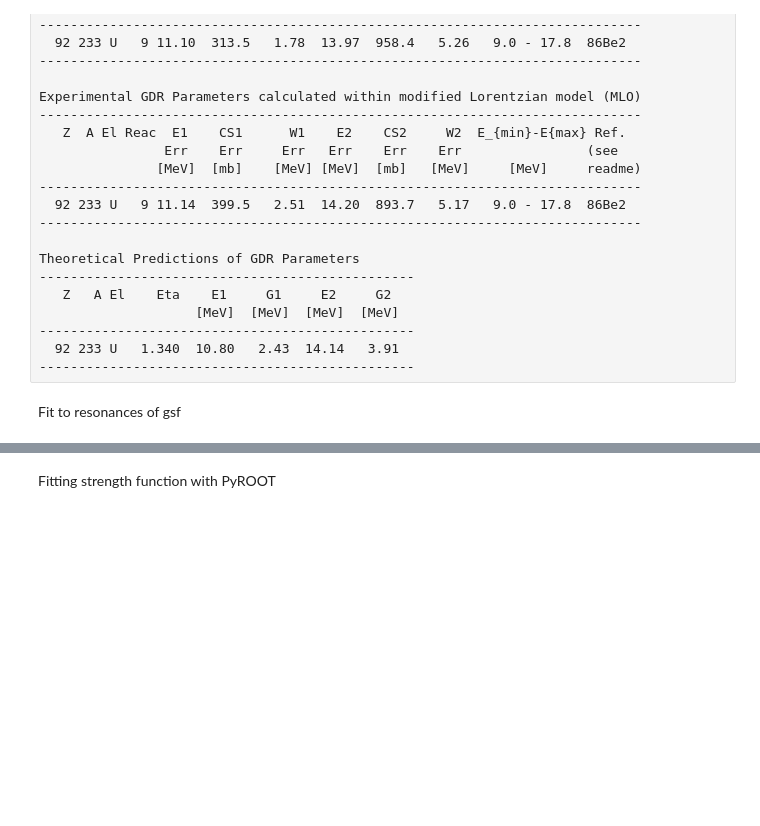
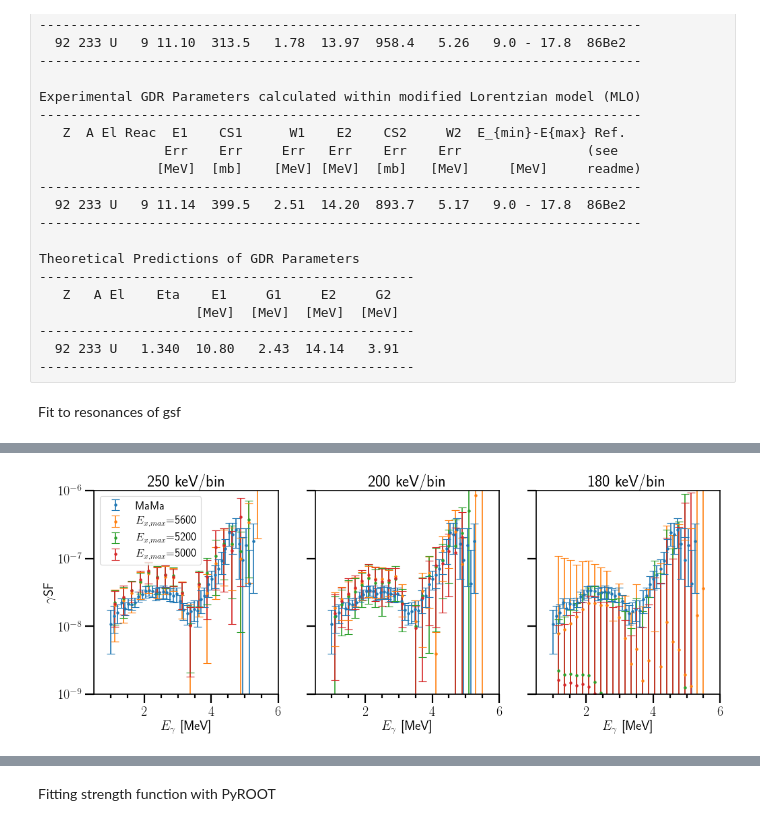
Before and after one commit to tellefs/MasterThesis, a Jupyter notebook: plotting/analysis_plots.ipynb, the cells around one changed output, grey strips where cells are left out. Cells and saved outputs as stored; diff of their text form; code cells hidden in the pictures; blank space fills up the shorter version.

```diff
--- a/plotting/analysis_plots.ipynb
+++ b/plotting/analysis_plots.ipynb
@@ -503,0 +448,71 @@ fig.show()
+# %%
+plt.rcParams["figure.figsize"] = (15,5)
+plt.rcParams['font.size'] = 18
+plt.rcParams['lines.linewidth'] = 1.5
+
+fig, (ax_250, ax_200, ax_180) = plt.subplots(1,3)
+axes = [ax_250, ax_200, ax_180]
+titles = ['250 keV/bin', '200 keV/bin', '180 keV/bin']
+#extract ompy data via function above
+datetimes_250 = ['01-27_07:47:14', '01-26_20:27:09', '01-26_22:11:04']
+datetimes_200 = ['01-26_18:54:24', '01-26_13:02:13', '01-26_17:31:53']
+datetimes_180 = ['01-27_09:39:00', '01-27_11:13:55', '01-27_13:25:57']
+Exmax_list = [5600, 5200, 5000]
+
+ax_250.errorbar(x=energy_gsf_om, y=gsf_om, yerr=gsf_om_error, marker='.', linestyle='', label='MaMa')
+ax_200.errorbar(x=energy_gsf_om, y=gsf_om, yerr=gsf_om_error, marker='.', linestyle='', label='MaMa')
+ax_180.errorbar(x=energy_gsf_om, y=gsf_om, yerr=gsf_om_error, marker='.', linestyle='', label='MaMa')
+
+#ax_250.plot(energy_gsf_extrapolation[:80], gsf_extrapolation[:80], color="#75FF33")
+#ax_200.plot(energy_gsf_extrapolation[:80], gsf_extrapolation[:80], color="#75FF33")
+#ax_180.plot(energy_gsf_extrapolation[:80], gsf_extrapolation[:80], color="#75FF33")
+ax_250.set
+
+for i in range(3):
+    Exmax = Exmax_list[i]
+    DataFrame_250 = read_ompy(datetimes_250[i])
+    DataFrame_200 = read_ompy(datetimes_200[i])
+    DataFrame_180 = read_ompy(datetimes_180[i])
+    ax_250.errorbar(x=DataFrame_250.iloc[:,10], y=DataFrame_250.iloc[:,11], yerr=DataFrame_250.iloc[:,12],
+                    marker='.', linestyle='', label='$E_{x,max}$=%.0i'%(Exmax))
+    ax_200.errorbar(x=DataFrame_200.iloc[:,10], y=DataFrame_200.iloc[:,11], yerr=DataFrame_200.iloc[:,12],
+                    marker='.', linestyle='', label='$E_{x,max}$=%.0i'%(Exmax))
+    ax_180.errorbar(x=DataFrame_180.iloc[:,10], y=DataFrame_180.iloc[:,11], yerr=DataFrame_180.iloc[:,12],
+                    marker='.', linestyle='', label='$E_{x,max}$=%.0i'%(Exmax))
+
+for i in range(3):
+    ax = axes[i]
+    ax.set_title(titles[i])
+    ax.set_ylim(1e-9, 1e-6)
+    ax.set_xlim(0.5, 6)
+    ax.set_yscale('log')
+    ax.yaxis.set_minor_locator(AutoMinorLocator())
+    ax.xaxis.set_minor_locator(AutoMinorLocator())
+    ax.set_xlabel('$E_\gamma$  [MeV]')
+
+#personal axis settings
+ax_250.legend(fontsize=15)
+ax_250.set_ylabel('$\gamma$SF')
+
+ax_200.yaxis.set_ticklabels([])
+
+ax_180.yaxis.set_ticklabels([])
+fig.show()
+
+
+ompyDataFrame = read_ompy(datetimes_250[2])
+
+#deleting unphysical/very low strenght
+energy_gsf_ompy = np.asarray(ompyDataFrame.iloc[:,10])
+energy_gsf_ompy = np.delete(energy_gsf_ompy, [0])
+gsf_ompy_median = np.asarray(ompyDataFrame.iloc[:,11])
+gsf_ompy_median = np.delete(gsf_ompy_median, [0])
+gsf_ompy_error = np.asarray(ompyDataFrame.iloc[:,12])
+gsf_ompy_error = np.delete(gsf_ompy_error, [0])
+
+#reset rcParams
+plt.rcParams["figure.figsize"] = (10,8)
+plt.rcParams['font.size'] = 25
+plt.rcParams['lines.linewidth'] = 2.0
+# %% [output]
+[figure, added]
```
Also changed, not shown: parts of 5 cells of this notebook, 1 other file.
